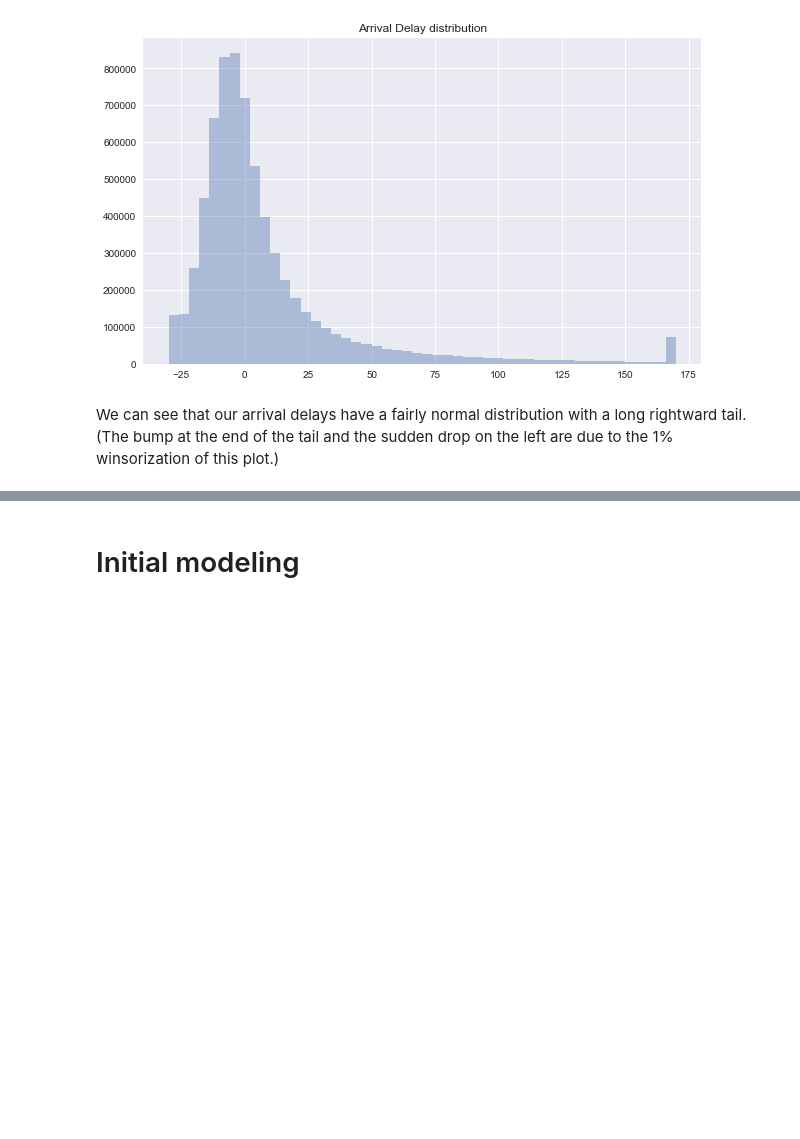
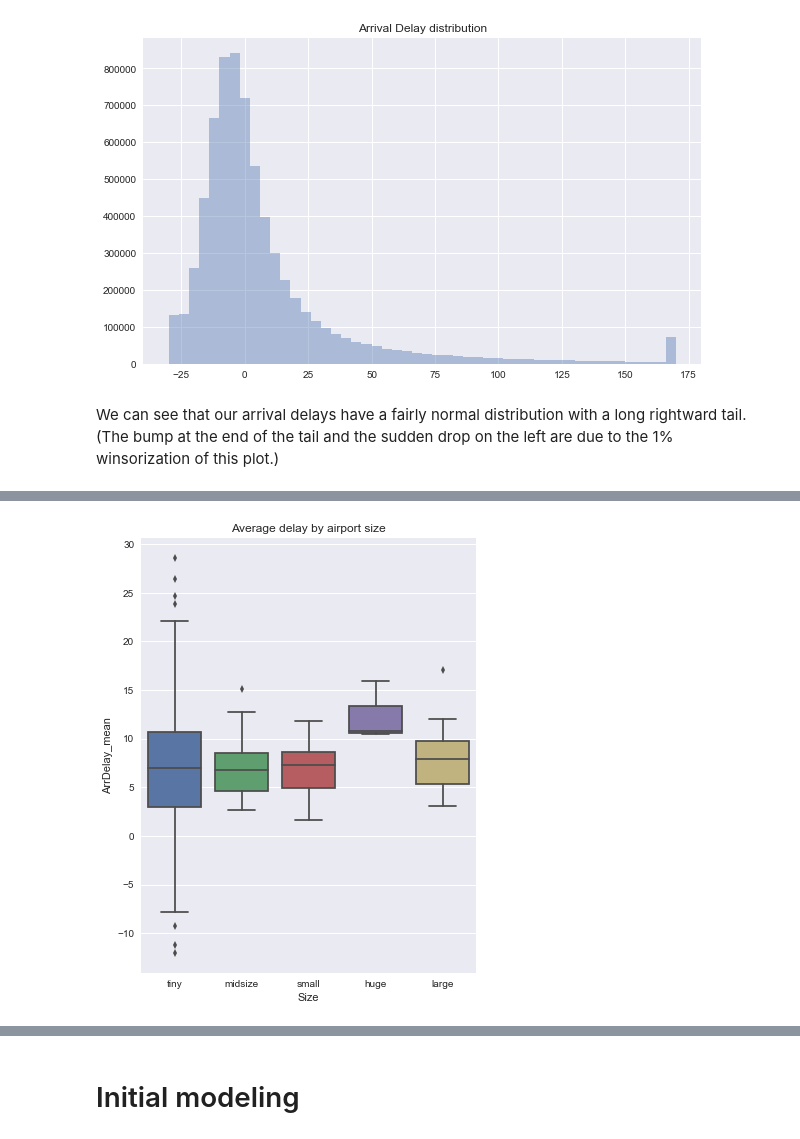
Before and after one commit to wwwslinger/drills, a Jupyter notebook: Thinkful/drills/3.6.2 Airline Delay Prediction.ipynb, the cells around one changed output, grey strips where cells are left out. Cells and saved outputs as stored; diff of their text form; code cells hidden in the pictures; blank space fills up the shorter version.

```diff
--- a/Thinkful/drills/3.6.2 Airline Delay Prediction.ipynb
+++ b/Thinkful/drills/3.6.2 Airline Delay Prediction.ipynb
@@ -294,0 +319,20 @@ We can see that our arrival delays have a fairly normal distribution with a long
+# %%
+def tierLabel(traffic):
+    if traffic < 10000:
+        return 'tiny'
+    elif traffic < 40000:
+        return 'small'
+    elif traffic < 100000:
+        return 'midsize'
+    elif traffic < 250000:
+        return 'large'
+    else:
+        return 'huge'
+airports_df['Size'] = [tierLabel(count) for count in airports_df.ArrDelay_count]
+# %%
+plt.figure(figsize=(6,8))
+sns.boxplot(x=airports_df.Size, y=airports_df.ArrDelay_mean)
+plt.title('Average delay by airport size')
+plt.show()
+# %% [output]
+[figure, added]
```
Also changed, not shown: parts of 7 cells of this notebook, 2 other files.
